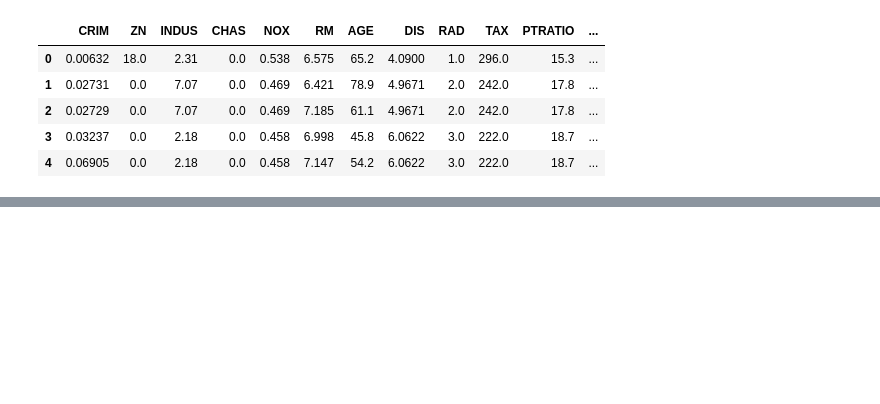
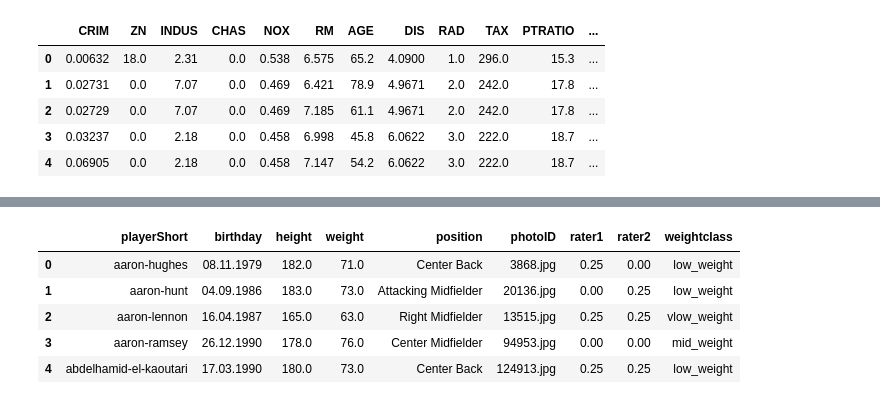
Before and after one commit to jbwhit/jupyter-tips-and-tricks, a Jupyter notebook: deliver/03-Pandas-and-Plotting.ipynb, the cells around one changed output, grey strips where cells are left out. Cells and saved outputs as stored; diff of their text form; code cells hidden in the pictures; blank space fills up the shorter version.

```diff
--- a/deliver/03-Pandas-and-Plotting.ipynb
+++ b/deliver/03-Pandas-and-Plotting.ipynb
@@ -163,0 +169,2 @@ pd.cut()
+# %%
+players = pd.read_csv("../data/raw_players.csv.gz", compression='gzip')
@@ -163,0 +180,20 @@ pd.cut()
+# %%
+weight_categories = ["vlow_weight",
+                     "low_weight",
+                     "mid_weight",
+                     "high_weight",
+                     "vhigh_weight",
+                    ]
+
+players['weightclass'] = pd.qcut(players['weight'],
+                                 len(weight_categories),
+                                 weight_categories)
+# %%
+players.head()
+# %% [output]
+|  | playerShort | birthday | height | weight | position | photoID | rater1 | rater2 | weightclass |
+| 0 | aaron-hughes | 08.11.1979 | 182.0 | 71.0 | Center Back | 3868.jpg | 0.25 | 0.00 | low_weight |
+| 1 | aaron-hunt | 04.09.1986 | 183.0 | 73.0 | Attacking Midfielder | 20136.jpg | 0.00 | 0.25 | low_weight |
+| 2 | aaron-lennon | 16.04.1987 | 165.0 | 63.0 | Right Midfielder | 13515.jpg | 0.25 | 0.25 | vlow_weight |
+| 3 | aaron-ramsey | 26.12.1990 | 178.0 | 76.0 | Center Midfielder | 94953.jpg | 0.00 | 0.00 | mid_weight |
+| 4 | abdelhamid-el-kaoutari | 17.03.1990 | 180.0 | 73.0 | Center Back | 124913.jpg | 0.25 | 0.25 | low_weight |
```
Also changed, not shown: parts of 15 cells of this notebook, 11 other files.
